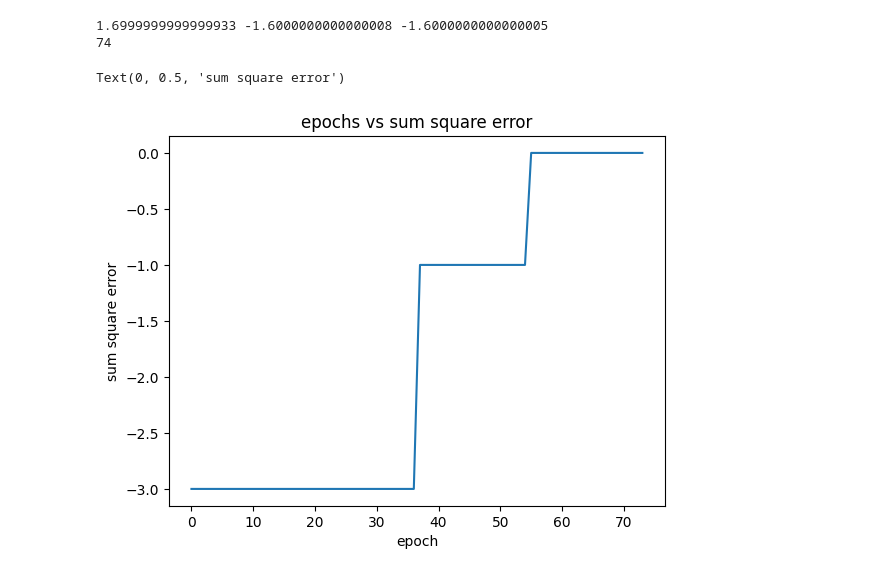
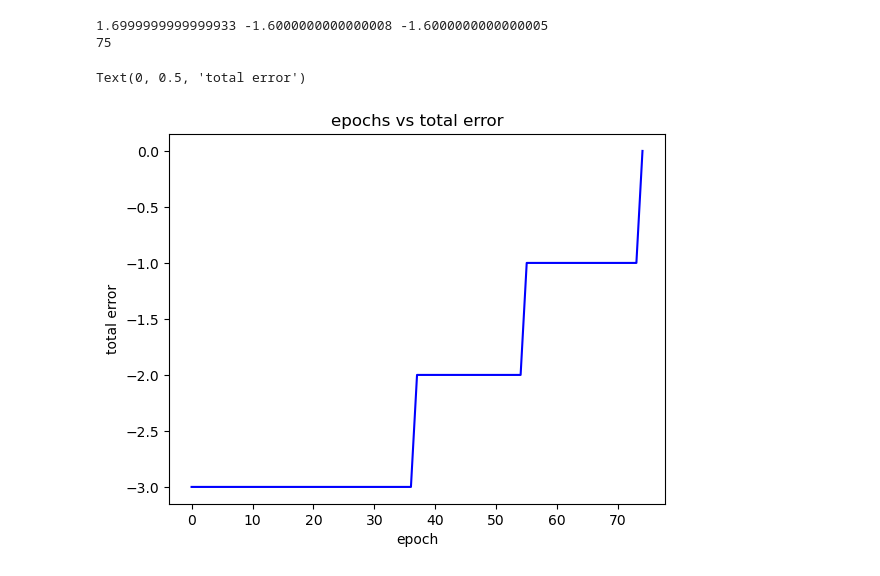
Before and after one commit to satya2770/Machine_learning, a Jupyter notebook: lab_5.ipynb, the cells around one changed output. Cells and saved outputs as stored; diff of their text form; code cells hidden in the pictures.

```diff
--- a/lab_5.ipynb
+++ b/lab_5.ipynb
@@ -3,38 +3,40 @@ import matplotlib.pyplot as plt
 import numpy as np
 w= np.array([10, 0.2, -0.75])
 learning_rate = 0.05
 inputs = np.array([
     [0, 0],
     [0, 1],
     [1, 0],
     [1, 1]
 ])
 labels = np.array([0, 0, 0, 1])
 epochs = 1000
 total=[]
+square=[]
 count=0
 for epoch in range(epochs):
     total_error=0
     square_error=0
     for i in range(len(inputs)):
         input_vector = np.insert(inputs[i], 0, 1)
         output = np.dot(input_vector, w) > 0
         error = labels[i] - output
         total_error=total_error+error
-        square_error=total_error+error*error
+        square_error=square_error+(error**2)
         w = w + learning_rate * error * input_vector
     count=count+1
+    total.append(total_error)
+    square.append(square_error)
     if abs(total_error) <0.002:
         break
-    total.append(square_error)
 print(w[0],w[1],w[2])
 print(len(total))
-plt.plot(np.arange(0,count-1),total)
-plt.title("epochs vs sum square error")
+plt.plot(np.arange(0,count),total,color='blue')
+plt.title("epochs vs total error")
 plt.xlabel("epoch")
-plt.ylabel("sum square error")
+plt.ylabel("total error")
 # %% [output]
 1.6999999999999933 -1.6000000000000008 -1.6000000000000005
-74
+75
-Text(0, 0.5, 'sum square error')
+Text(0, 0.5, 'total error')
-[figure, old version]
+[figure, new version]
```
Also changed, not shown: parts of 5 cells of this notebook.
